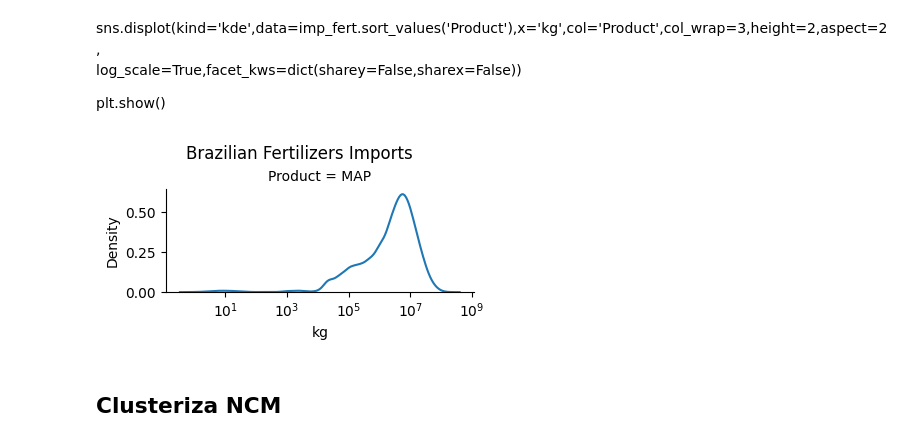
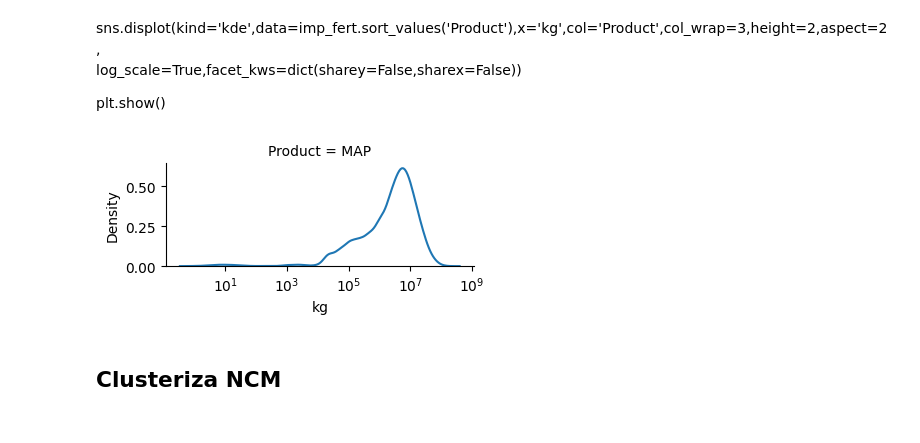
Before and after one commit to AndreCoutinhoBueno/Pricing-Fertilizer, a Jupyter notebook: codes/extração/Comexstat/IMP_NCM/Valida_quantitativos.ipynb, the cells around one changed output. Cells and saved outputs as stored; diff of their text form; code cells hidden in the pictures.

Commit message:
graphs...

```diff
--- a/codes/extração/Comexstat/IMP_NCM/Valida_quantitativos.ipynb
+++ b/codes/extração/Comexstat/IMP_NCM/Valida_quantitativos.ipynb
@@ -96,13 +96,12 @@ sns.displot(kind='kde',data=imp_fert.sort_values('Product'),x='kg',col='Product'
 plt.show()
 # %%
 sns.displot(kind='kde',data=imp_fert[imp_fert.Product=='MAP'].sort_values('Product'),x='kg',col='Product',height=2,aspect=2,\
-            log_scale=True)\
-                .fig.suptitle('Brazilian Fertilizers Imports', y=1.05)
+            log_scale=True)
 
 plt.savefig('/home/andre301267/git/Pricing-Fertilizer/DB/Comexstat/graphs/fertilizers_imports0.png')
 plt.show()
 # %% [output]
-[figure, old version]
+[figure, new version]
 # %% [markdown]
 ## Clusteriza NCM
 # %%
```
Also changed, not shown: parts of 4 cells of this notebook, 3 other files.
